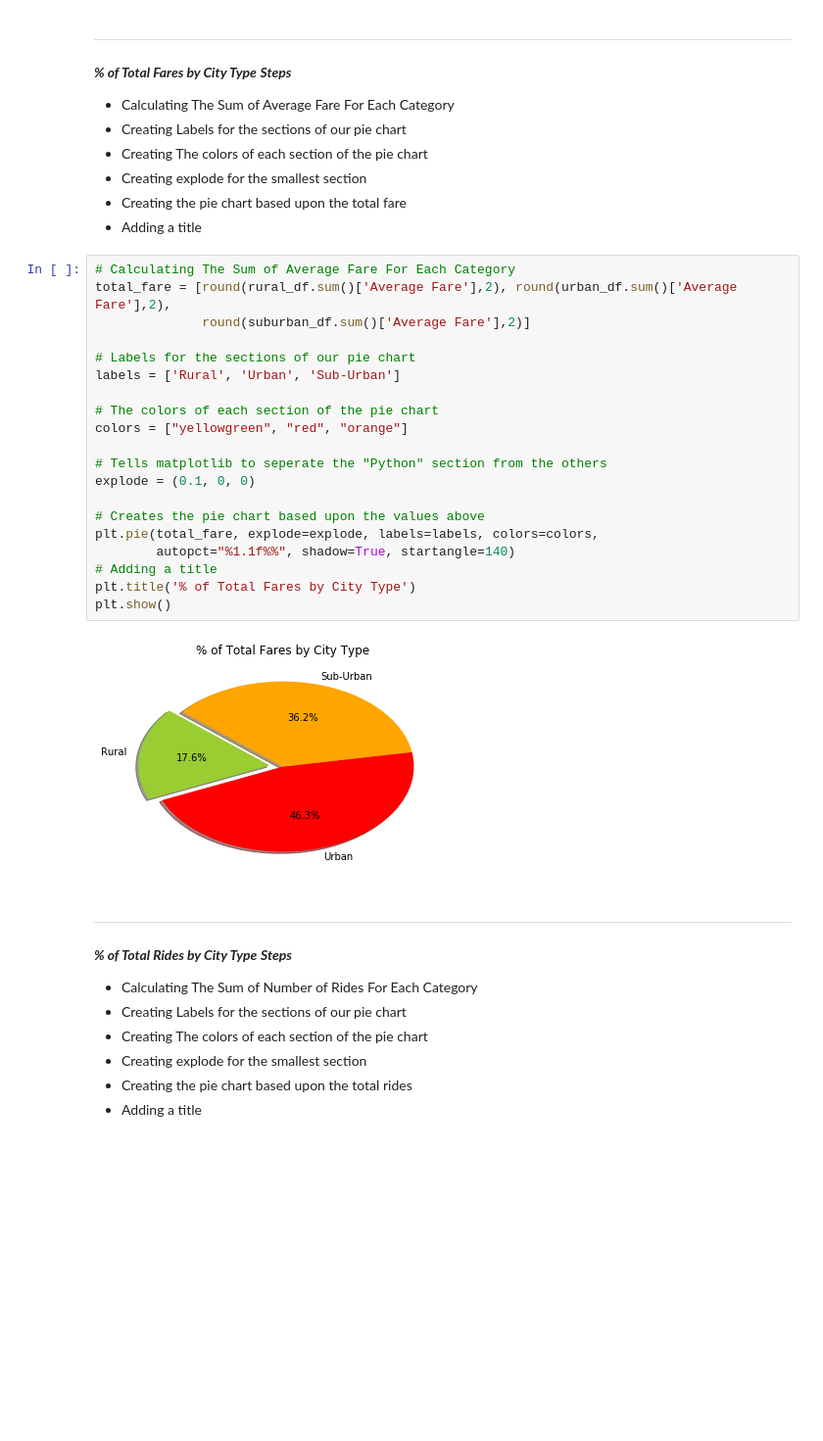
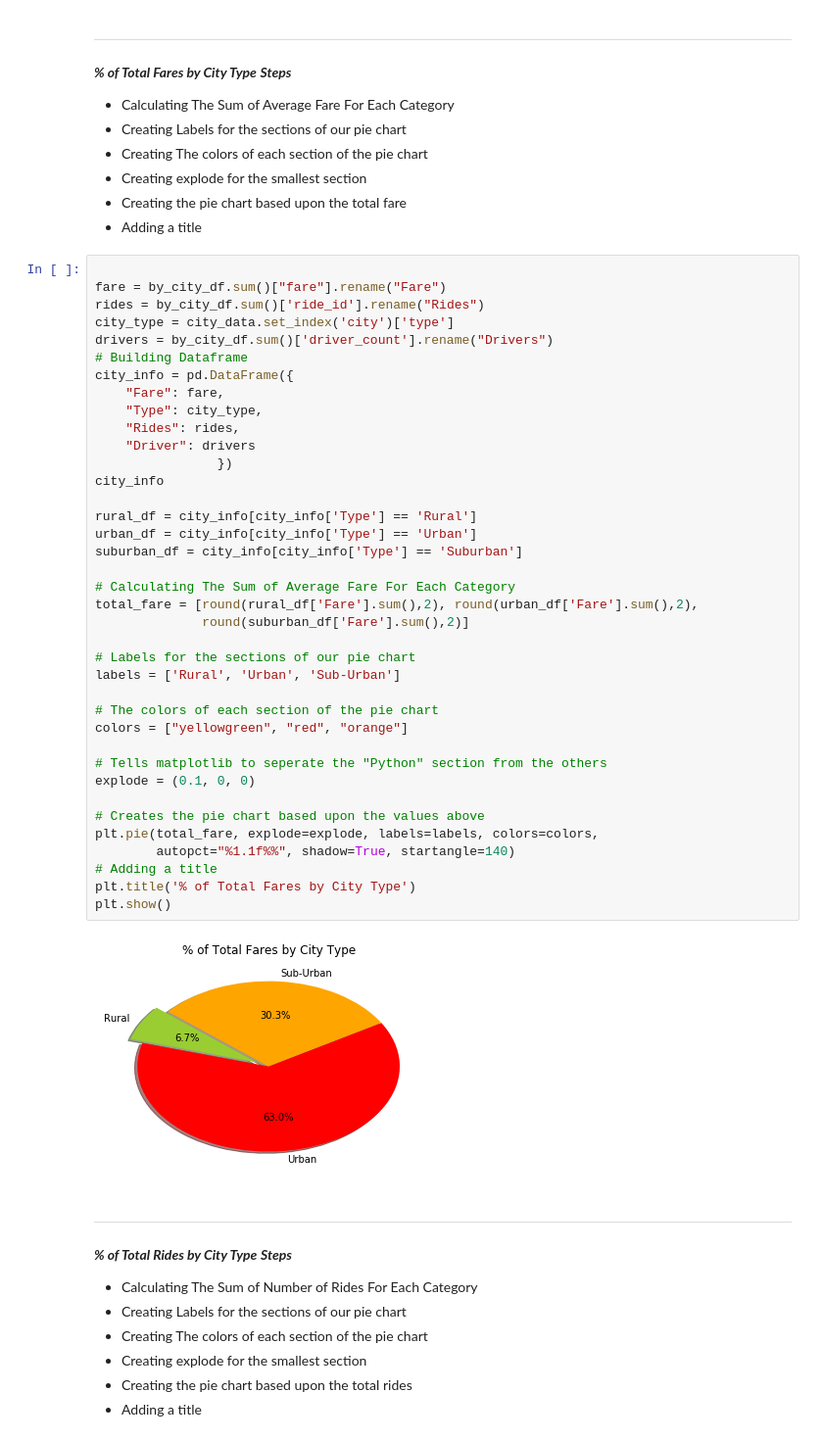
Before and after one commit to vasmarm/pyber, a Jupyter notebook: pyber.ipynb, the cells around one changed output. Shown at 98% size. Saved outputs shown, nothing was run; the diff lists cells and outputs as text; blank space fills up the shorter version.

Commit message:
Changes Made For Pie Chart

```diff
--- a/pyber.ipynb
+++ b/pyber.ipynb
@@ -148,27 +149,45 @@ __*Steps*__
 - Creating the pie chart based upon the total fare
 - Adding a title
 # %%
+
+fare = by_city_df.sum()["fare"].rename("Fare")
+rides = by_city_df.sum()['ride_id'].rename("Rides")
+city_type = city_data.set_index('city')['type']
+drivers = by_city_df.sum()['driver_count'].rename("Drivers")
+# Building Dataframe
+city_info = pd.DataFrame({
+    "Fare": fare,
+    "Type": city_type,
+    "Rides": rides,
+    "Driver": drivers
+                })
+city_info
+
+rural_df = city_info[city_info['Type'] == 'Rural']
+urban_df = city_info[city_info['Type'] == 'Urban']
+suburban_df = city_info[city_info['Type'] == 'Suburban']
+
 # Calculating The Sum of Average Fare For Each Category
-total_fare = [round(rural_df.sum()['Average Fare'],2), round(urban_df.sum()['Average Fare'],2),
-              round(suburban_df.sum()['Average Fare'],2)]
+total_fare = [round(rural_df['Fare'].sum(),2), round(urban_df['Fare'].sum(),2),
+              round(suburban_df['Fare'].sum(),2)]
 
 # Labels for the sections of our pie chart
 labels = ['Rural', 'Urban', 'Sub-Urban']
 
 # The colors of each section of the pie chart
 colors = ["yellowgreen", "red", "orange"]
 
 # Tells matplotlib to seperate the "Python" section from the others
 explode = (0.1, 0, 0)
 
 # Creates the pie chart based upon the values above
 plt.pie(total_fare, explode=explode, labels=labels, colors=colors,
         autopct="%1.1f%%", shadow=True, startangle=140)
 # Adding a title
 plt.title('% of Total Fares by City Type')
 plt.show()
 # %% [output]
-[figure, old version]
+[figure, new version]
 # %% [markdown]
 --------------------
 __*% of Total Rides by City Type*__
```
Also changed, not shown: parts of 4 cells of this notebook.
